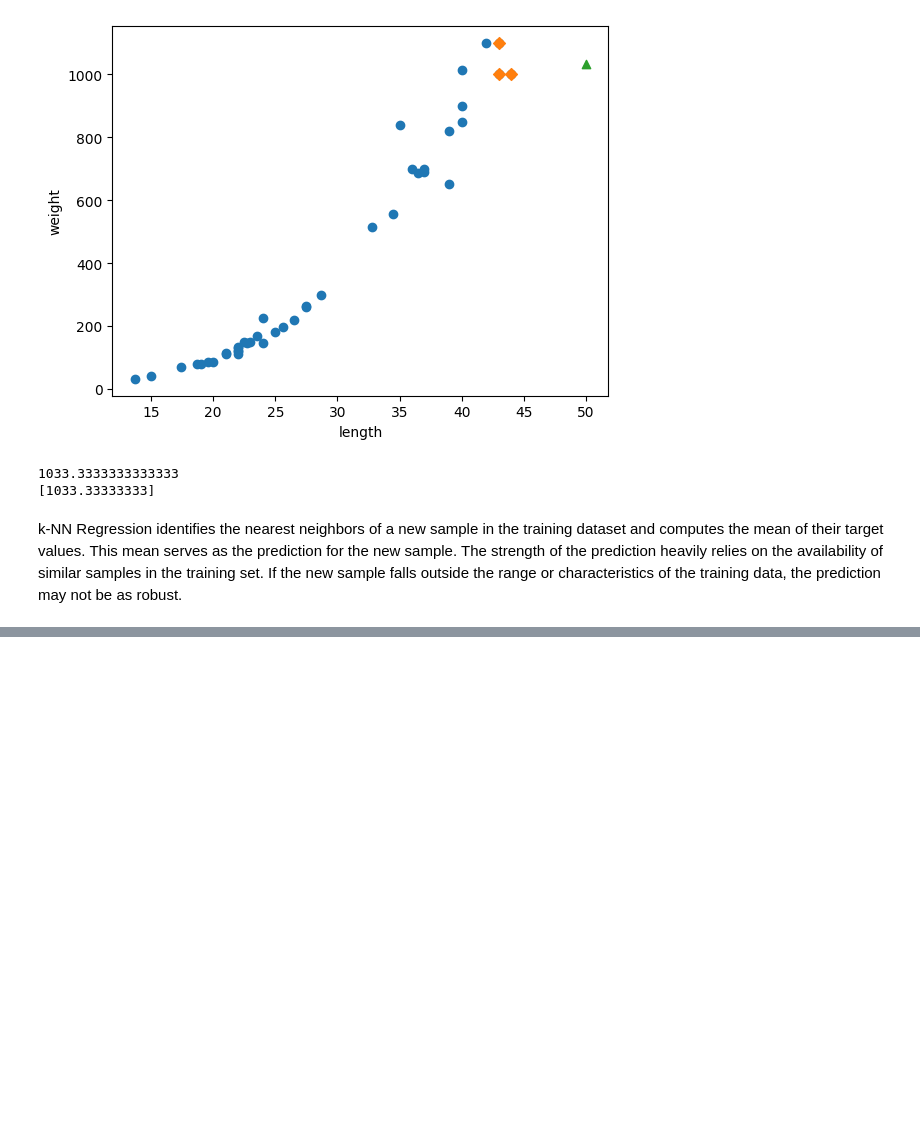
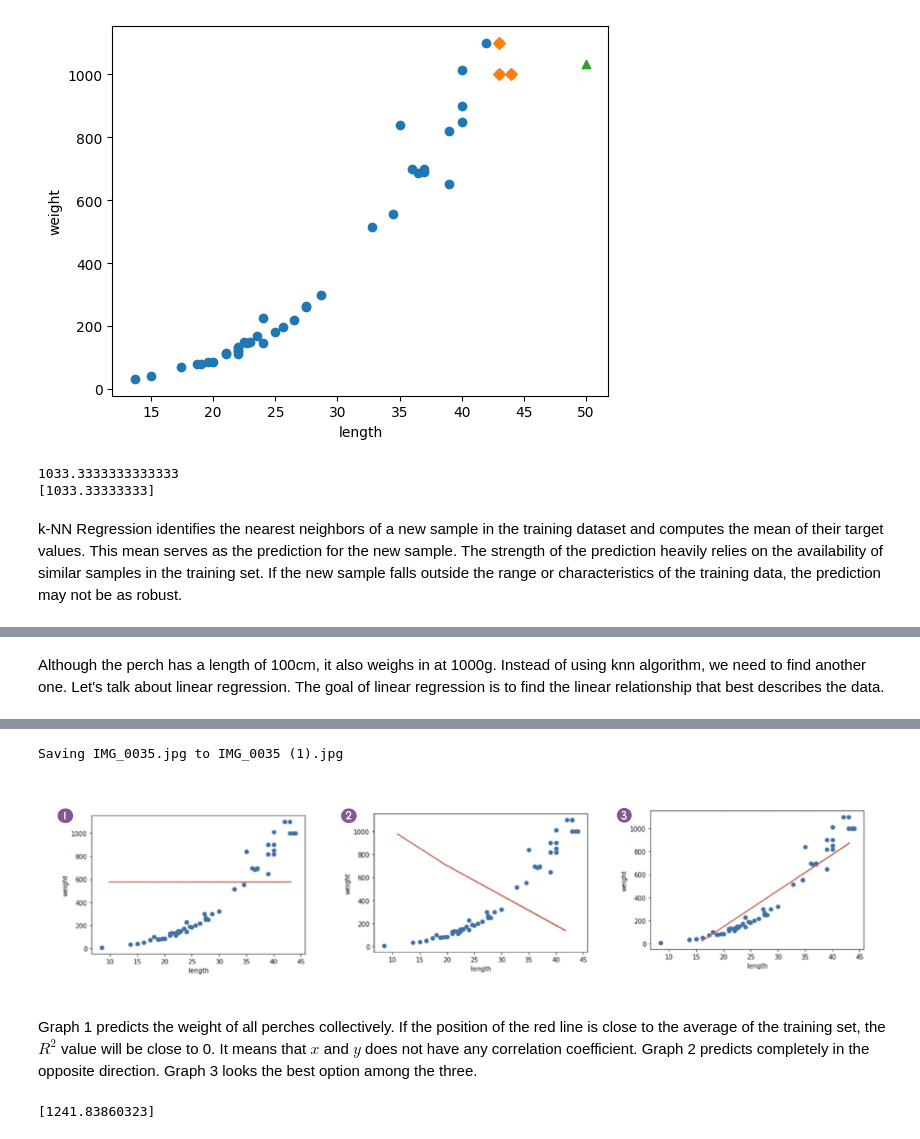
Before and after one commit to MINJILEE-PURDUE/machinelearning, a Jupyter notebook: chapter3_2.ipynb, the cells around one changed output, grey strips where cells are left out. Cells and saved outputs as stored; diff of their text form; code cells hidden in the pictures; blank space fills up the shorter version.

```diff
--- a/chapter3_2.ipynb
+++ b/chapter3_2.ipynb
@@ -61,0 +74,8 @@ k-NN Regression identifies the nearest neighbors of a new sample in the training
+# %% [markdown]
+Although the perch has a length of 100cm, it also weighs in at 1000g. Instead of using knn algorithm, we need to find another one. Let's talk about linear regression. The goal of linear regression is to find the linear relationship that best describes the data.
+# %%
+from google.colab import files
+from IPython.display import Image
+uploaded = files.upload()
+Image('IMG_0035.jpg')
+# %% [output]
@@ -61,0 +83,14 @@ k-NN Regression identifies the nearest neighbors of a new sample in the training
+Saving IMG_0035.jpg to IMG_0035 (1).jpg
+[figure, added]
+# %% [markdown]
+Graph 1 predicts the weight of all perches collectively. If the position of the red line is close to the average of the training set, the $R^2$ value will be close to 0. It means that $x$ and $y$ does not have any correlation coefficient.
+Graph 2 predicts completely in the opposite direction. Graph 3 looks the best option among the three.
+# %%
+from sklearn.linear_model import LinearRegression
+
+lr = LinearRegression()
+lr.fit(train_input, train_target)
+
+print(lr.predict([[50]]))
+# %% [output]
+[1241.83860323]
```
Also changed, not shown: parts of 17 cells of this notebook.
